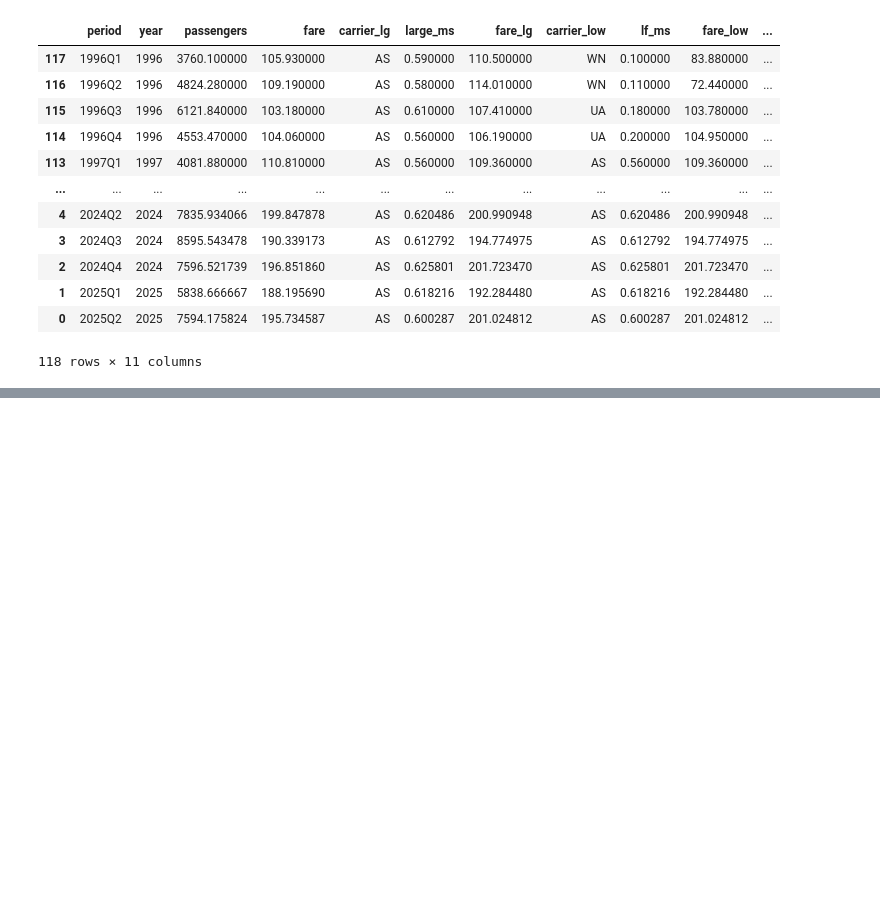
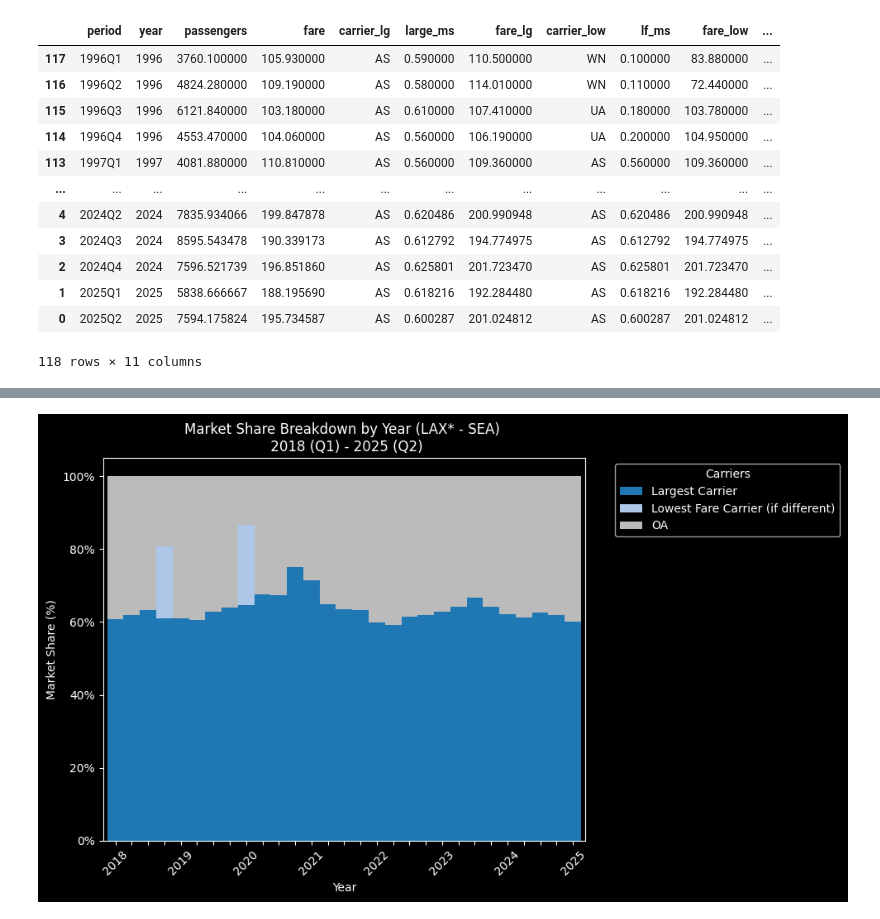
Before and after one commit to admacpherson/Sample-Revenue-Management, a Jupyter notebook: analysis/graphs.ipynb, the cells around one changed output, grey strips where cells are left out. Cells and saved outputs as stored; diff of their text form; code cells hidden in the pictures; blank space fills up the shorter version.

```diff
--- a/analysis/graphs.ipynb
+++ b/analysis/graphs.ipynb
@@ -117,0 +118,4 @@ plt.tight_layout()
+# %%
+# Plot market share from 2018 on
+plot_market_share("2018Q1")
+# %% [output]
@@ -117,0 +123 @@ plt.tight_layout()
+[figure, added]
```
Also changed, not shown: parts of 5 cells of this notebook.
